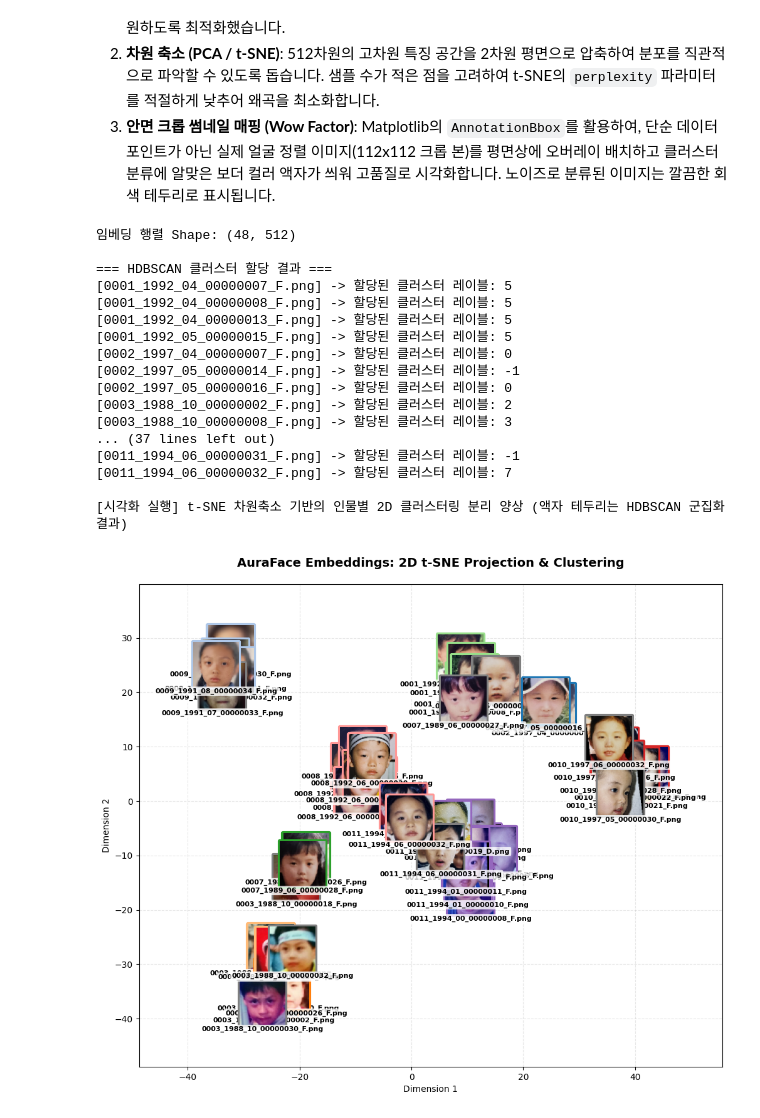
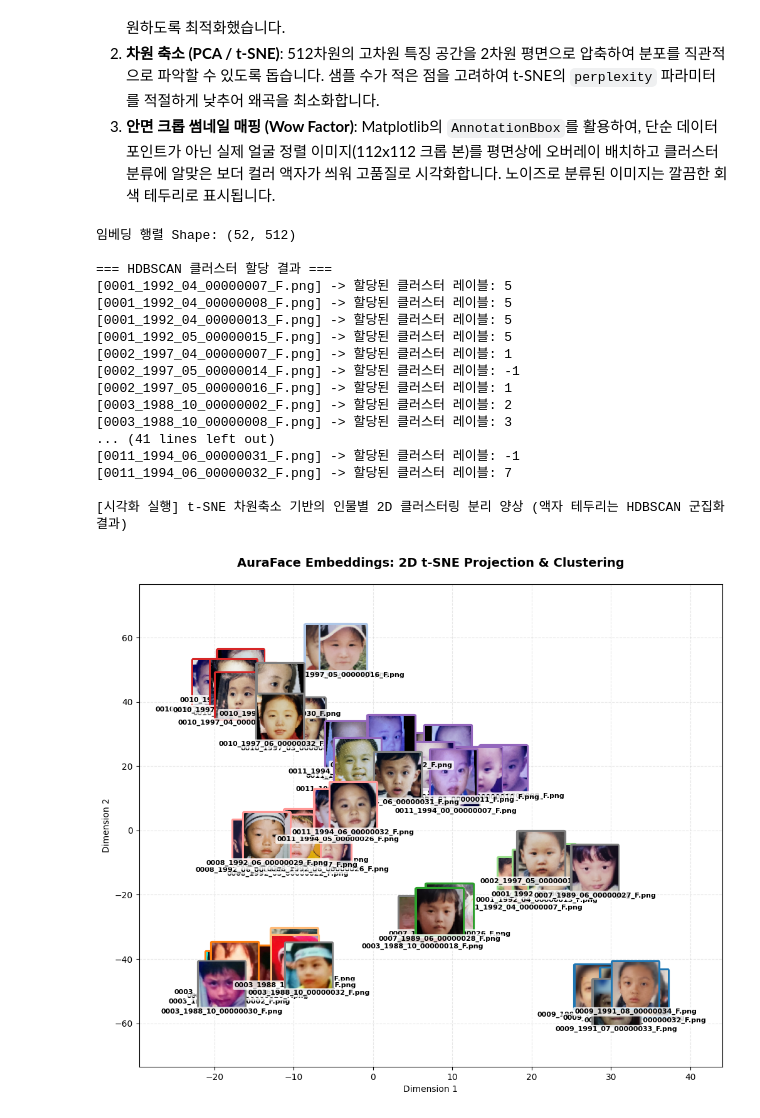
Before and after one commit to Classipic/face-detection-PoC, a Jupyter notebook: notebook/Yunet-detection.ipynb, the cells around one changed output. Drawn from its saved outputs; the diff is of its cells as text; code cells hidden in the pictures.

```diff
--- a/notebook/Yunet-detection.ipynb
+++ b/notebook/Yunet-detection.ipynb
@@ -85,7 +84,7 @@ for image_path in image_paths:
         model=model_path,
         config="",
         input_size=(iw, ih),
-        score_threshold=0.7,
+        score_threshold=0.6,
         nms_threshold=0.3,
         top_k=5000
     )
@@ -281,8 +280,8 @@ print("임베딩 행렬 Shape:", embeddings_array.shape)
 hdbscan = HDBSCAN(
     min_cluster_size=2,          # 테스트용이므로 2장만 모여도 클러스터로 인정하게 낮춤
     min_samples=2,
-    metric='euclidean',
-    cluster_selection_epsilon=0.7 # 코사인 유사도 약 0.5 수준까지 허용하도록 유연하게 변경
+    metric='cosine',
+    cluster_selection_epsilon=0.15 # 코사인 유사도 약 0.5 수준까지 허용하도록 유연하게 변경
 )
 cluster_labels = hdbscan.fit_predict(embeddings_array)
 
@@ -358,35 +357,35 @@ def plot_face_clusters(coords, labels, title="Face Clustering & 2D Projection"):
             img_name,
             ha='center',
             fontsize=8,
             fontweight='bold',
             bbox=dict(facecolor='white', alpha=0.8, edgecolor='none', boxstyle="round,pad=0.2")
         )
 
     plt.title(title, fontsize=14, fontweight='bold', pad=20)
     plt.xlabel("Dimension 1", fontsize=10)
     plt.ylabel("Dimension 2", fontsize=10)
     plt.grid(True, linestyle='--', alpha=0.3)
     plt.show()
 
 # 5. t-SNE 및 PCA 기반 최종 오버레이 2D 플로팅 실행
 print("\n[시각화 실행] t-SNE 차원축소 기반의 인물별 2D 클러스터링 분리 양상 (액자 테두리는 HDBSCAN 군집화 결과)")
 plot_face_clusters(embeddings_tsne, cluster_labels, title="AuraFace Embeddings: 2D t-SNE Projection & Clustering")
 # %% [output]
-임베딩 행렬 Shape: (48, 512)
+임베딩 행렬 Shape: (52, 512)
 
 === HDBSCAN 클러스터 할당 결과 ===
 [0001_1992_04_00000007_F.png] -> 할당된 클러스터 레이블: 5
 [0001_1992_04_00000008_F.png] -> 할당된 클러스터 레이블: 5
 [0001_1992_04_00000013_F.png] -> 할당된 클러스터 레이블: 5
 [0001_1992_05_00000015_F.png] -> 할당된 클러스터 레이블: 5
-[0002_1997_04_00000007_F.png] -> 할당된 클러스터 레이블: 0
+[0002_1997_04_00000007_F.png] -> 할당된 클러스터 레이블: 1
 [0002_1997_05_00000014_F.png] -> 할당된 클러스터 레이블: -1
-[0002_1997_05_00000016_F.png] -> 할당된 클러스터 레이블: 0
+[0002_1997_05_00000016_F.png] -> 할당된 클러스터 레이블: 1
 [0003_1988_10_00000002_F.png] -> 할당된 클러스터 레이블: 2
 [0003_1988_10_00000008_F.png] -> 할당된 클러스터 레이블: 3
-... (37 lines left out)
+... (41 lines left out)
 [0011_1994_06_00000031_F.png] -> 할당된 클러스터 레이블: -1
 [0011_1994_06_00000032_F.png] -> 할당된 클러스터 레이블: 7
 
 [시각화 실행] t-SNE 차원축소 기반의 인물별 2D 클러스터링 분리 양상 (액자 테두리는 HDBSCAN 군집화 결과)
-[figure, old version]
+[figure, new version]
```
Also changed, not shown: parts of 5 cells of this notebook, 3 other files.
